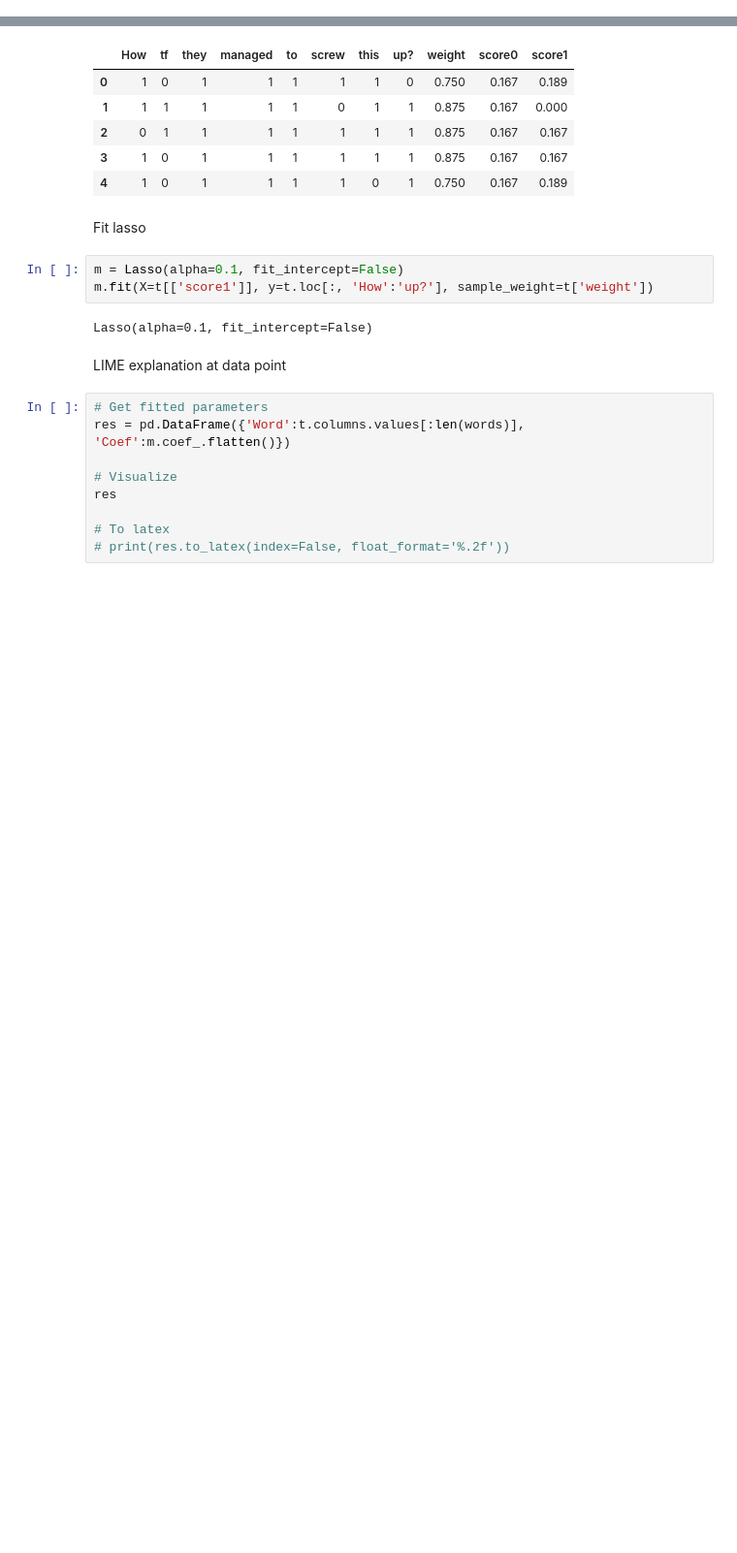
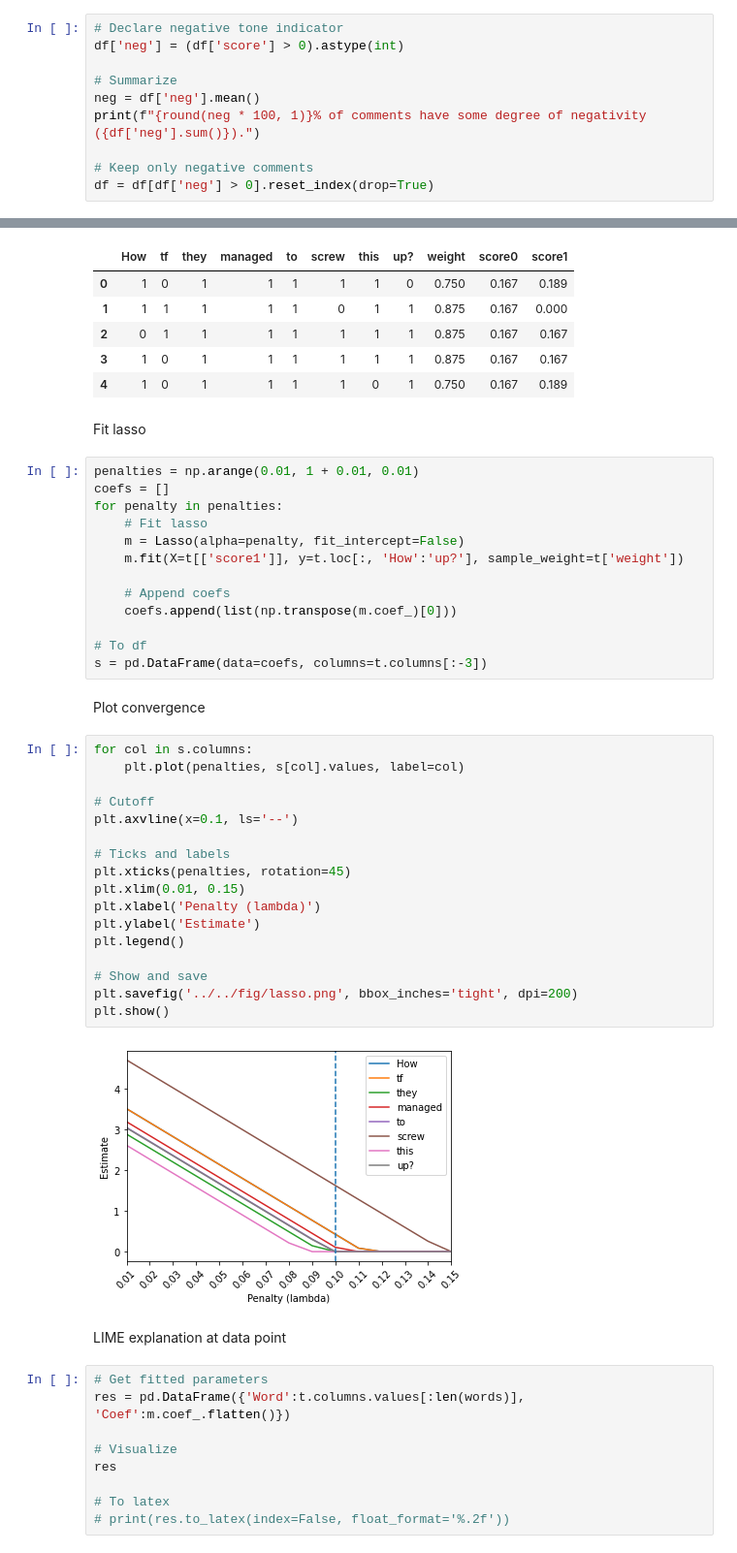
Before and after one commit to ArturoSbr/understanding-vadr, a Jupyter notebook: cod/03-lime/lime.ipynb, the cells around one changed output, grey strips where cells are left out. Shown at 97% size. Saved outputs shown, nothing was run; the diff lists cells and outputs as text; blank space fills up the shorter version.

```diff
--- a/cod/03-lime/lime.ipynb
+++ b/cod/03-lime/lime.ipynb
@@ -20,0 +91,10 @@ df.head()
+# %%
+# Declare negative tone indicator
+df['neg'] = (df['score'] > 0).astype(int)
+
+# Summarize
+neg = df['neg'].mean()
+print(f"{round(neg * 100, 1)}% of comments have some degree of negativity ({df['neg'].sum()}).")
+
+# Keep only negative comments
+df = df[df['neg'] > 0].reset_index(drop=True)
@@ -96,10 +196,39 @@ t.head()
 # %% [markdown]
 Fit lasso
 # %%
-m = Lasso(alpha=0.1, fit_intercept=False)
-m.fit(X=t[['score1']], y=t.loc[:, 'How':'up?'], sample_weight=t['weight'])
+penalties = np.arange(0.01, 1 + 0.01, 0.01)
+coefs = []
+for penalty in penalties:
+    # Fit lasso
+    m = Lasso(alpha=penalty, fit_intercept=False)
+    m.fit(X=t[['score1']], y=t.loc[:, 'How':'up?'], sample_weight=t['weight'])
+
+    # Append coefs
+    coefs.append(list(np.transpose(m.coef_)[0]))
+
+# To df
+s = pd.DataFrame(data=coefs, columns=t.columns[:-3])
-# %% [output]
-Lasso(alpha=0.1, fit_intercept=False)
+# %% [markdown]
+Plot convergence
+# %%
+for col in s.columns:
+    plt.plot(penalties, s[col].values, label=col)
+
+# Cutoff
+plt.axvline(x=0.1, ls='--')
+
+# Ticks and labels
+plt.xticks(penalties, rotation=45)
+plt.xlim(0.01, 0.15)
+plt.xlabel('Penalty (lambda)')
+plt.ylabel('Estimate')
+plt.legend()
+
+# Show and save
+plt.savefig('../../fig/lasso.png', bbox_inches='tight', dpi=200)
+plt.show()
+# %% [output]
+[figure, added]
 # %% [markdown]
 LIME explanation at data point
 # %%
```
Also changed, not shown: parts of 8 cells of this notebook.
